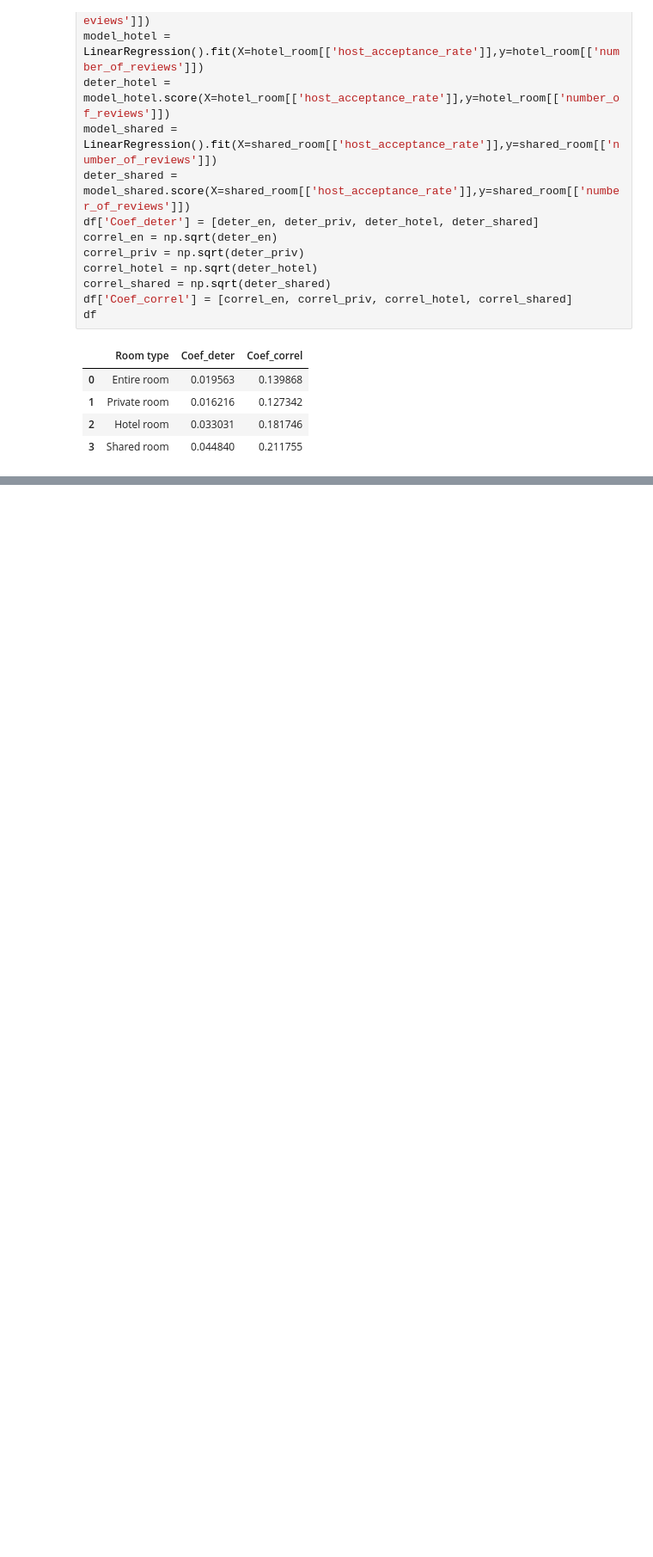
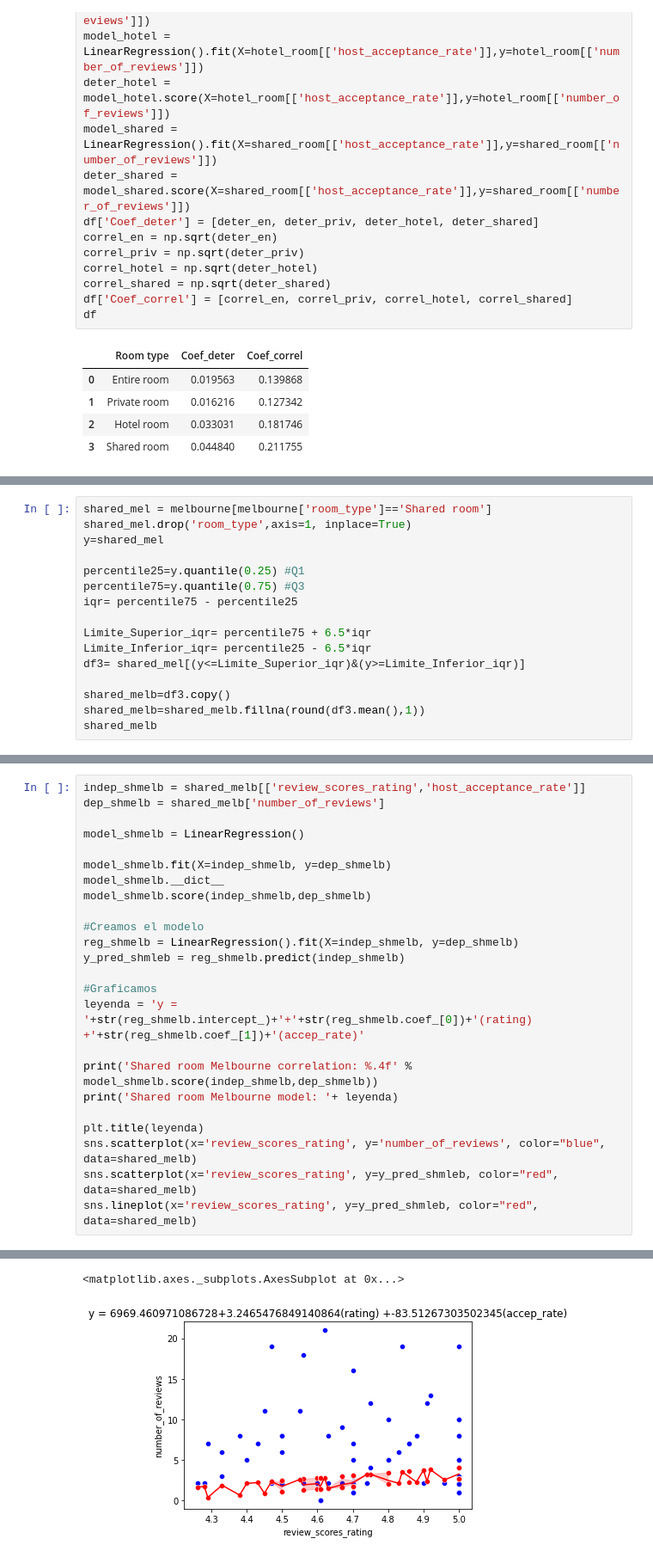
Before and after one commit to a01706447/Actividad-1, a Jupyter notebook: Actividad1_A01706447.ipynb, the cells around one changed output, grey strips where cells are left out. Shown at 86% size. Saved outputs shown, nothing was run; the diff lists cells and outputs as text; blank space fills up the shorter version.

```diff
--- a/Actividad1_A01706447.ipynb
+++ b/Actividad1_A01706447.ipynb
@@ -362,0 +449,16 @@ df
+# %%
+shared_mel = melbourne[melbourne['room_type']=='Shared room']
+shared_mel.drop('room_type',axis=1, inplace=True)
+y=shared_mel
+
+percentile25=y.quantile(0.25) #Q1
+percentile75=y.quantile(0.75) #Q3
+iqr= percentile75 - percentile25
+
+Limite_Superior_iqr= percentile75 + 6.5*iqr
+Limite_Inferior_iqr= percentile25 - 6.5*iqr
+df3= shared_mel[(y<=Limite_Superior_iqr)&(y>=Limite_Inferior_iqr)]
+
+shared_melb=df3.copy()
+shared_melb=shared_melb.fillna(round(df3.mean(),1))
+shared_melb
@@ -362,0 +596,25 @@ df
+# %%
+indep_shmelb = shared_melb[['review_scores_rating','host_acceptance_rate']]
+dep_shmelb = shared_melb['number_of_reviews']
+
+model_shmelb = LinearRegression()
+
+model_shmelb.fit(X=indep_shmelb, y=dep_shmelb)
+model_shmelb.__dict__
+model_shmelb.score(indep_shmelb,dep_shmelb)
+
+#Creamos el modelo
+reg_shmelb = LinearRegression().fit(X=indep_shmelb, y=dep_shmelb)
+y_pred_shmleb = reg_shmelb.predict(indep_shmelb)
+
+#Graficamos
+leyenda = 'y = '+str(reg_shmelb.intercept_)+'+'+str(reg_shmelb.coef_[0])+'(rating) +'+str(reg_shmelb.coef_[1])+'(accep_rate)'
+
+print('Shared room Melbourne correlation: %.4f' % model_shmelb.score(indep_shmelb,dep_shmelb))
+print('Shared room Melbourne model: '+ leyenda)
+
+plt.title(leyenda)
+sns.scatterplot(x='review_scores_rating', y='number_of_reviews', color="blue", data=shared_melb)
+sns.scatterplot(x='review_scores_rating', y=y_pred_shmleb, color="red", data=shared_melb)
+sns.lineplot(x='review_scores_rating', y=y_pred_shmleb, color="red", data=shared_melb)
+# %% [output]
@@ -362,0 +623,2 @@ df
+<matplotlib.axes._subplots.AxesSubplot at 0x...>
+[figure, added]
```
Also changed, not shown: parts of 16 cells of this notebook.
